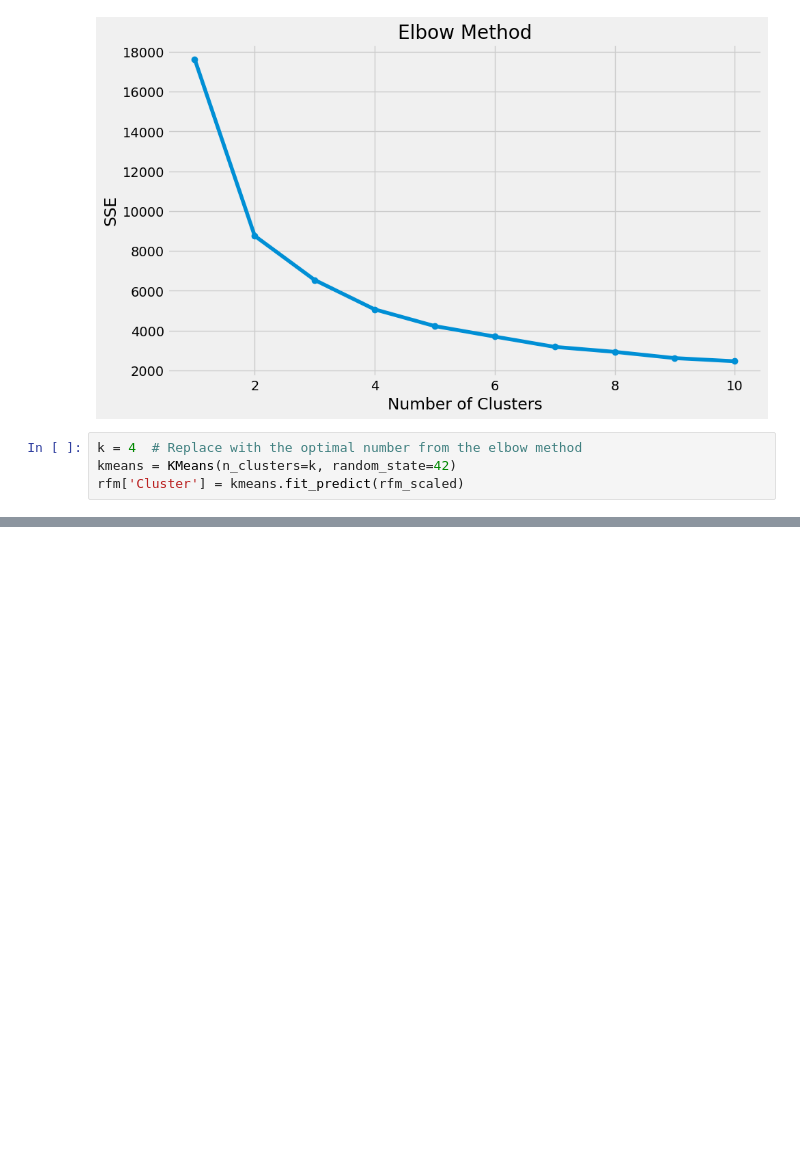
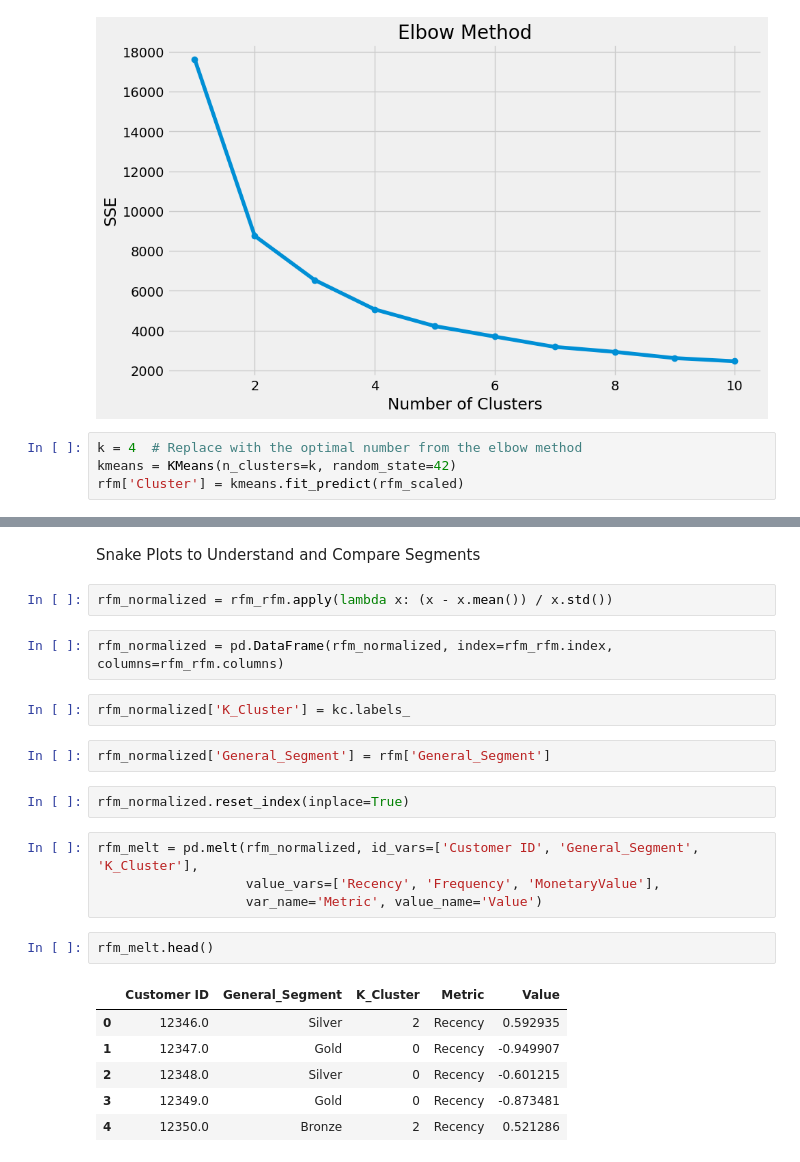
Before and after one commit to walethewave/Advanced-Retail-Analytics-Suite-Customer-Segmentation-Strategic-Insights, a Jupyter notebook: Retail.ipynb, the cells around one changed output, grey strips where cells are left out. Cells and saved outputs as stored; diff of their text form; blank space fills up the shorter version.

```diff
--- a/Retail.ipynb
+++ b/Retail.ipynb
@@ -591,0 +723,25 @@ plt.show()
+# %% [markdown]
+ Snake Plots to Understand and Compare Segments
+# %%
+rfm_normalized = rfm_rfm.apply(lambda x: (x - x.mean()) / x.std())
+# %%
+rfm_normalized = pd.DataFrame(rfm_normalized, index=rfm_rfm.index, columns=rfm_rfm.columns)
+# %%
+rfm_normalized['K_Cluster'] = kc.labels_
+# %%
+rfm_normalized['General_Segment'] = rfm['General_Segment']
+# %%
+rfm_normalized.reset_index(inplace=True)
+# %%
+rfm_melt = pd.melt(rfm_normalized, id_vars=['Customer ID', 'General_Segment', 'K_Cluster'],
+                   value_vars=['Recency', 'Frequency', 'MonetaryValue'],
+                   var_name='Metric', value_name='Value')
+# %%
+rfm_melt.head()
+# %% [output]
+|  | Customer ID | General_Segment | K_Cluster | Metric | Value |
+| 0 | 12346.0 | Silver | 2 | Recency | 0.592935 |
+| 1 | 12347.0 | Gold | 0 | Recency | -0.949907 |
+| 2 | 12348.0 | Silver | 0 | Recency | -0.601215 |
+| 3 | 12349.0 | Gold | 0 | Recency | -0.873481 |
+| 4 | 12350.0 | Bronze | 2 | Recency | 0.521286 |
```
Also changed, not shown: parts of 17 cells of this notebook.
